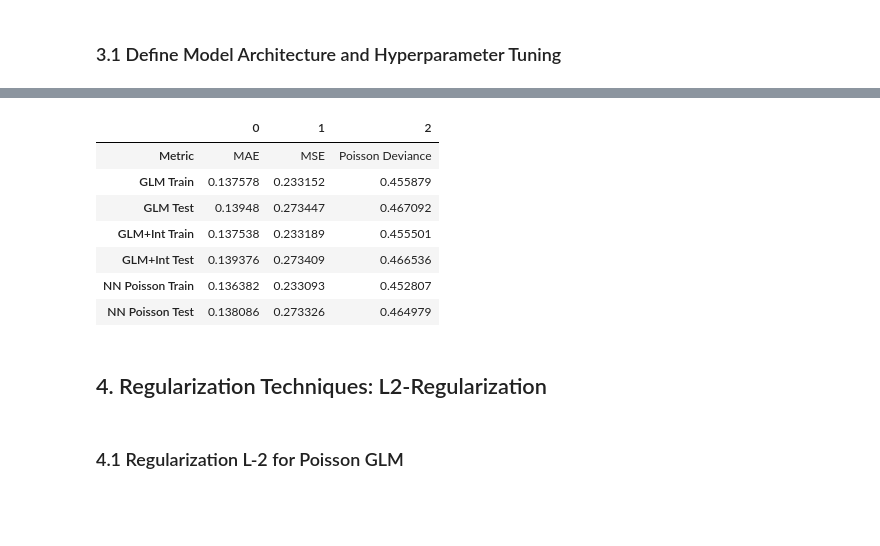
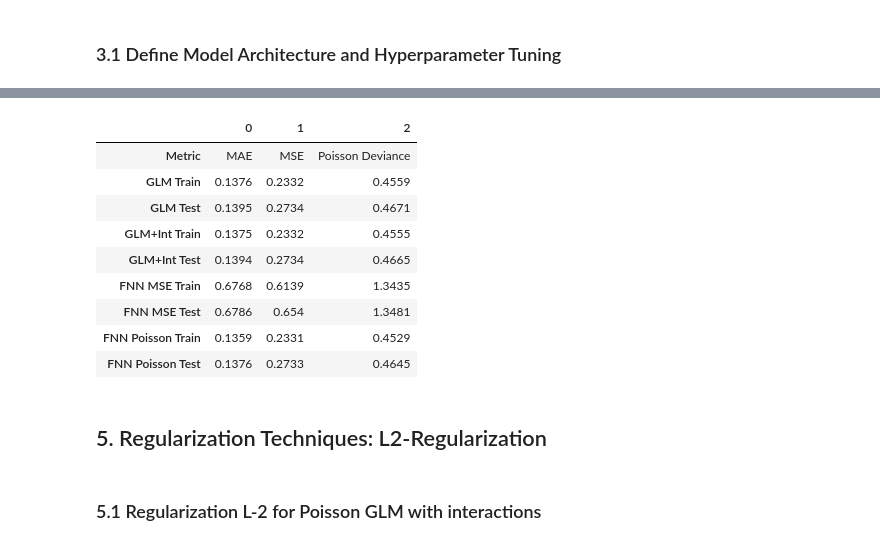
Before and after one commit to LuciaHrovatin/Insurance-Claim-Prediction, a Jupyter notebook: InsuranceClaimPrediction.ipynb, the cells around one changed output, grey strips where cells are left out. Drawn from its saved outputs; the diff is of its cells as text; code cells hidden in the pictures; blank space fills up the shorter version.

```diff
--- a/InsuranceClaimPrediction.ipynb
+++ b/InsuranceClaimPrediction.ipynb
@@ -153,15 +244,18 @@ X_train, X_test, y_train, y_test, w_train, w_test = train_test_split(
 # %%
+# Create a preprocessing flexible pipeline with StandardScaler for numeric features and OneHotEncoder for categorical features
 preprocessor = ColumnTransformer(transformers=[
     ('num', StandardScaler(), numeric_features),
-    ('cat', OneHotEncoder(handle_unknown='ignore', sparse_output=False), categorical_features)
+    ('cat', OneHotEncoder(handle_unknown='ignore', sparse=False), categorical_features)
 ])
 
+# Create a Poisson regression model with the preprocessor and fit it to the training data
 glm = Pipeline(steps=[
     ('pre', preprocessor),
     ('glm', PoissonRegressor(alpha=0.0, max_iter=1000))
 ])
 glm.fit(X_train, y_train, glm__sample_weight=w_train)
 
+# Predict on training and test sets
 y_pred_train = glm.predict(X_train)
 y_pred_test  = glm.predict(X_test)
 # %% [markdown]
@@ -376,0 +581,3 @@ epochs = 100
+# %%
+# Build the MSE FNN benchmark model
+nn_benchmark = tuner_nn.hypermodel.build(tuner_nn.get_best_hyperparameters(num_trials=1)[0])
@@ -377,8 +626,9 @@ epochs = 100
 # %%
+# Search for the optimal model using Poisson loss as per project requirements
 tuner_poisson = tuner_build_model_cv(X_train_nn,
                                      y_train.values,
                                      w_train.values,
-                                     path='tuner',
+                                     path='tuner_result',
                                      name='modeling_tuned_poisson',
                                      random_seed=random_seed,
                                      e=epochs,
@@ -472,4 +702,5 @@ units_layer_3: 25
 # %%
+# Train the Poisson FNN model (on 500 epochs) with early stopping to avoid overfitting
 stop_early_poisson = tf.keras.callbacks.EarlyStopping(monitor='val_loss', patience=50, restore_best_weights=True)
 
 history_poisson = nn_poisson.fit(
@@ -478,7 +709,7 @@ history_poisson = nn_poisson.fit(
     epochs=500,
     batch_size=nn_poisson_batch_size,
     callbacks=[stop_early_poisson],
-    validation_split=0.2,
+    validation_split=0.1,
     verbose=2
 )
 # %% [output]
@@ -517,7 +748,19 @@ plt.show()
 # %%
+# Neural Network Predictions (MSE Loss)
+y_pred_nn_mse_train = nn_benchmark.predict(X_train_nn).flatten()
+y_pred_nn_mse_test = nn_benchmark.predict(X_test_nn).flatten()
+
 # Neural Network Predictions (Poisson Loss)
 y_pred_nn_poisson_train = nn_poisson.predict(X_train_nn).flatten()
 y_pred_nn_poisson_test = nn_poisson.predict(X_test_nn).flatten()
+
+# Neural Network metrics (MSE Loss)
+mae_nn_mse_train = weighted_mae(y_train, y_pred_nn_mse_train, w_train)
+mse_nn_mse_train = weighted_mse(y_train, y_pred_nn_mse_train, w_train)
+mae_nn_mse_test  = weighted_mae(y_test, y_pred_nn_mse_test, w_test)
+mse_nn_mse_test  = weighted_mse(y_test, y_pred_nn_mse_test, w_test)
+deviance_nn_mse_train = poisson_deviance(y_train, y_pred_nn_mse_train, w_train)
+deviance_nn_mse_test  = poisson_deviance(y_test,  y_pred_nn_mse_test,  w_test)
 
 # Neural Network metrics (Poisson Loss)
 mae_nn_poisson_train = weighted_mae(y_train, y_pred_nn_poisson_train, w_train)
@@ -530,12 +773,14 @@ deviance_nn_poisson_test  = poisson_deviance(y_test,  y_pred_nn_poisson_test,  w
 # Comparison DataFrame including Poisson NN
 df_compare_poisson = pd.DataFrame({
     'Metric': ['MAE', 'MSE', 'Poisson Deviance'],
-    'GLM Train':   [mae_train, mse_train, deviance_train],
-    'GLM Test':    [mae_test, mse_test, deviance_test],
-    'GLM+Int Train': [mae_int_train, mse_int_train, deviance_int_train],
-    'GLM+Int Test':  [mae_int_test, mse_int_test, deviance_int_test],
-    'NN Poisson Train': [mae_nn_poisson_train, mse_nn_poisson_train, deviance_nn_poisson_train],
-    'NN Poisson Test':  [mae_nn_poisson_test, mse_nn_poisson_test, deviance_nn_poisson_test],
+    'GLM Train':   [round(mae_train, 4), round(mse_train, 4), round(deviance_train, 4)],
+    'GLM Test':    [round(mae_test, 4), round(mse_test, 4), round(deviance_test, 4)],
+    'GLM+Int Train': [round(mae_int_train, 4), round(mse_int_train, 4), round(deviance_int_train, 4)],
+    'GLM+Int Test':  [round(mae_int_test, 4), round(mse_int_test, 4), round(deviance_int_test, 4)],
+    'FNN MSE Train': [round(mae_nn_mse_train,4), round(mse_nn_mse_train,4), round(deviance_nn_mse_train,4)],
+    'FNN MSE Test':  [round(mae_nn_mse_test,4), round(mse_nn_mse_test,4), round(deviance_nn_mse_test,4)],
+    'FNN Poisson Train': [round(mae_nn_poisson_train,4),  round(mse_nn_poisson_train,4), round(deviance_nn_poisson_train,4)],
+    'FNN Poisson Test':  [round(mae_nn_poisson_test,4), round(mse_nn_poisson_test,4), round(deviance_nn_poisson_test,4)],
 })
 df_compare_poisson.T
 # %% [output]
@@ -543,14 +790,16 @@ df_compare_poisson.T
 2119/2119 ━━━━━━━━━━━━━━━━━━━━ 3s 1ms/step
 |  | 0 | 1 | 2 |
 | Metric | MAE | MSE | Poisson Deviance |
-| GLM Train | 0.137578 | 0.233152 | 0.455879 |
-| GLM Test | 0.13948 | 0.273447 | 0.467092 |
-| GLM+Int Train | 0.137538 | 0.233189 | 0.455501 |
-| GLM+Int Test | 0.139376 | 0.273409 | 0.466536 |
-| NN Poisson Train | 0.136382 | 0.233093 | 0.452807 |
-| NN Poisson Test | 0.138086 | 0.273326 | 0.464979 |
+| GLM Train | 0.1376 | 0.2332 | 0.4559 |
+| GLM Test | 0.1395 | 0.2734 | 0.4671 |
+| GLM+Int Train | 0.1375 | 0.2332 | 0.4555 |
+| GLM+Int Test | 0.1394 | 0.2734 | 0.4665 |
+| FNN MSE Train | 0.6768 | 0.6139 | 1.3435 |
+| FNN MSE Test | 0.6786 | 0.654 | 1.3481 |
+| FNN Poisson Train | 0.1359 | 0.2331 | 0.4529 |
+| FNN Poisson Test | 0.1376 | 0.2733 | 0.4645 |
 # %% [markdown]
-## 4. Regularization Techniques: L2-Regularization
+## 5. Regularization Techniques: L2-Regularization
 # %% [markdown]
-### 4.1 Regularization L-2 for Poisson GLM
+### 5.1 Regularization L-2 for Poisson GLM with interactions
 # %%
```
Also changed, not shown: parts of 70 cells of this notebook.
